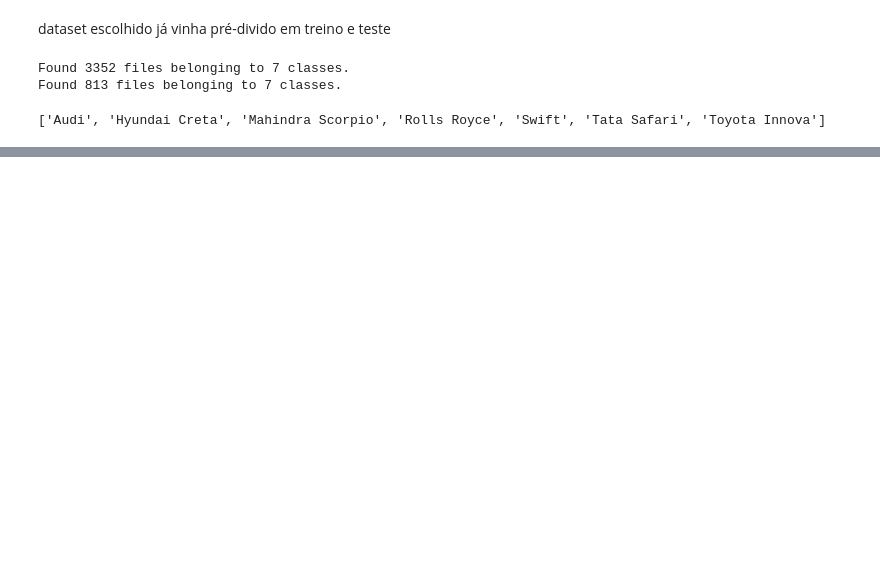
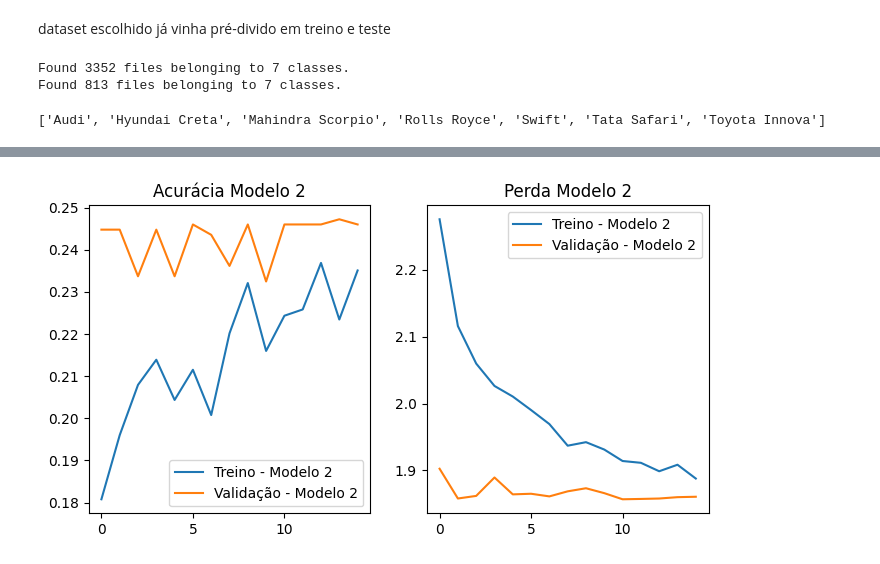
Before and after one commit to GuilhermeStaffen/atividade_g2_machine_learning, a Jupyter notebook: carros.ipynb, the cells around one changed output, grey strips where cells are left out. Cells and saved outputs as stored; diff of their text form; code cells hidden in the pictures; blank space fills up the shorter version.

Commit message:
adicionando segundo modelo

```diff
--- a/carros.ipynb
+++ b/carros.ipynb
@@ -102,0 +157,6 @@ plt.show()
+# %%
+history2 = model2.fit(
+    train_ds,
+    validation_data=test_ds,
+    epochs=15,  # antes era 10
+)
@@ -102,0 +181,21 @@ plt.show()
+# %%
+acc2 = history2.history['accuracy']
+val_acc2 = history2.history['val_accuracy']
+loss2 = history2.history['loss']
+val_loss2 = history2.history['val_loss']
+
+plt.figure(figsize=(8, 4))
+plt.subplot(1, 2, 1)
+plt.plot(acc2, label='Treino - Modelo 2')
+plt.plot(val_acc2, label='Validação - Modelo 2')
+plt.title('Acurácia Modelo 2')
+plt.legend()
+
+plt.subplot(1, 2, 2)
+plt.plot(loss2, label='Treino - Modelo 2')
+plt.plot(val_loss2, label='Validação - Modelo 2')
+plt.title('Perda Modelo 2')
+plt.legend()
+plt.show()
+# %% [output]
+[figure, added]
```
Also changed, not shown: parts of 7 cells of this notebook.
